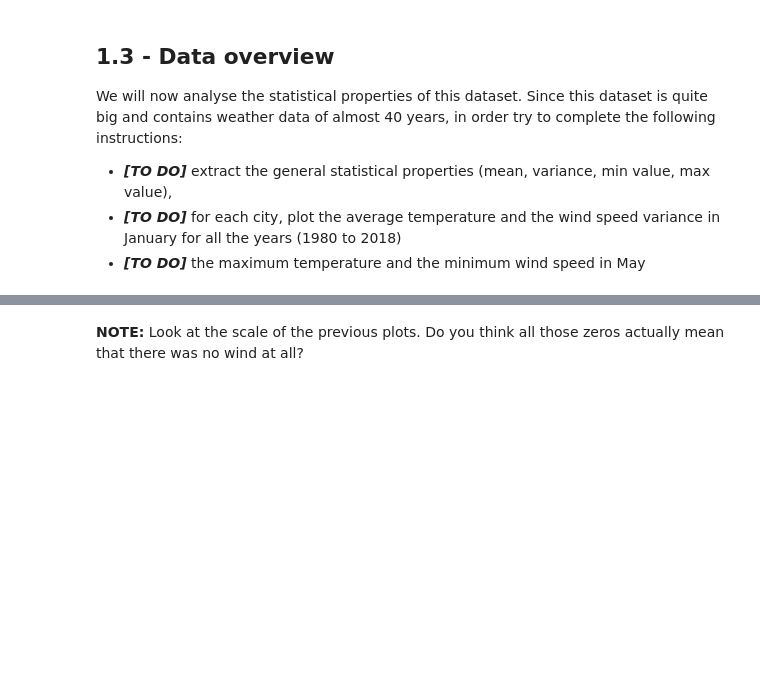
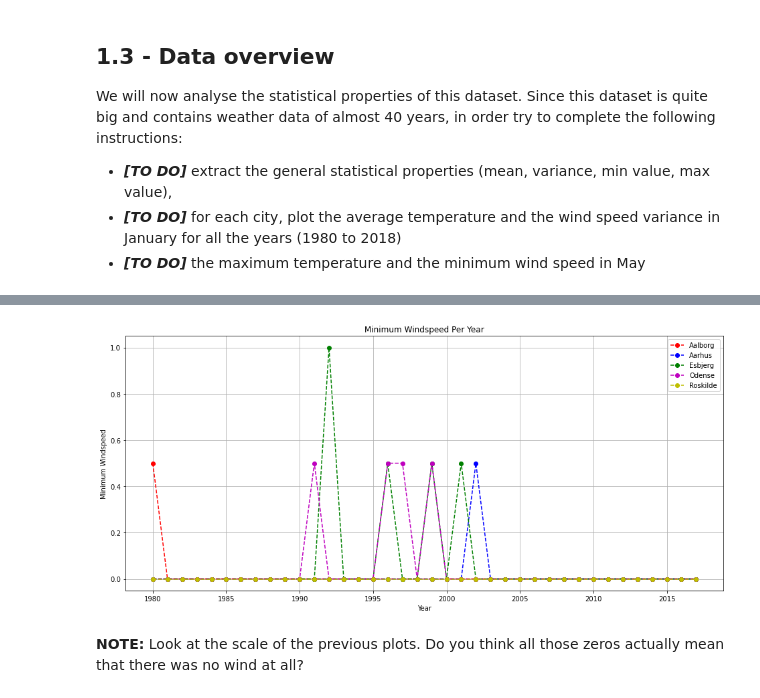
Before and after one commit to UCL-ELEC0136/2-data-processing-SemihA91, a Jupyter notebook: 2-data-processing.ipynb, the cells around one changed output, grey strips where cells are left out. Cells and saved outputs as stored; diff of their text form; code cells hidden in the pictures; blank space fills up the shorter version.

```diff
--- a/2-data-processing.ipynb
+++ b/2-data-processing.ipynb
@@ -293,3 +325,25 @@ for i, city in enumerate(city_stats):
+# %%
+###########################
+# Task:
+#   plot minimum wind speed in May from 1980 to 2018.
+#
+###########################
+
+### TO DO
+plt.figure(figsize=(16, 7))
+for i, city in enumerate(city_stats_may):
+    plt.plot(city['Year'], city['Min_Windspeed'],  label=cities[i],
+             linestyle='--', marker='o',  c=colours[i])
+    plt.xlabel('Year')
+    plt.ylabel('Minimum Windspeed')
+    plt.legend()
+    plt.title('Minimum Windspeed Per Year')
+    plt.grid()
+
+
+#########
+# %% [output]
+[figure, added]
 # %% [markdown]
 **NOTE:** Look at the scale of the previous plots. Do you think all those zeros actually mean that there was no wind at all?
 # %% [markdown]
```
Also changed, not shown: parts of 6 cells of this notebook.
